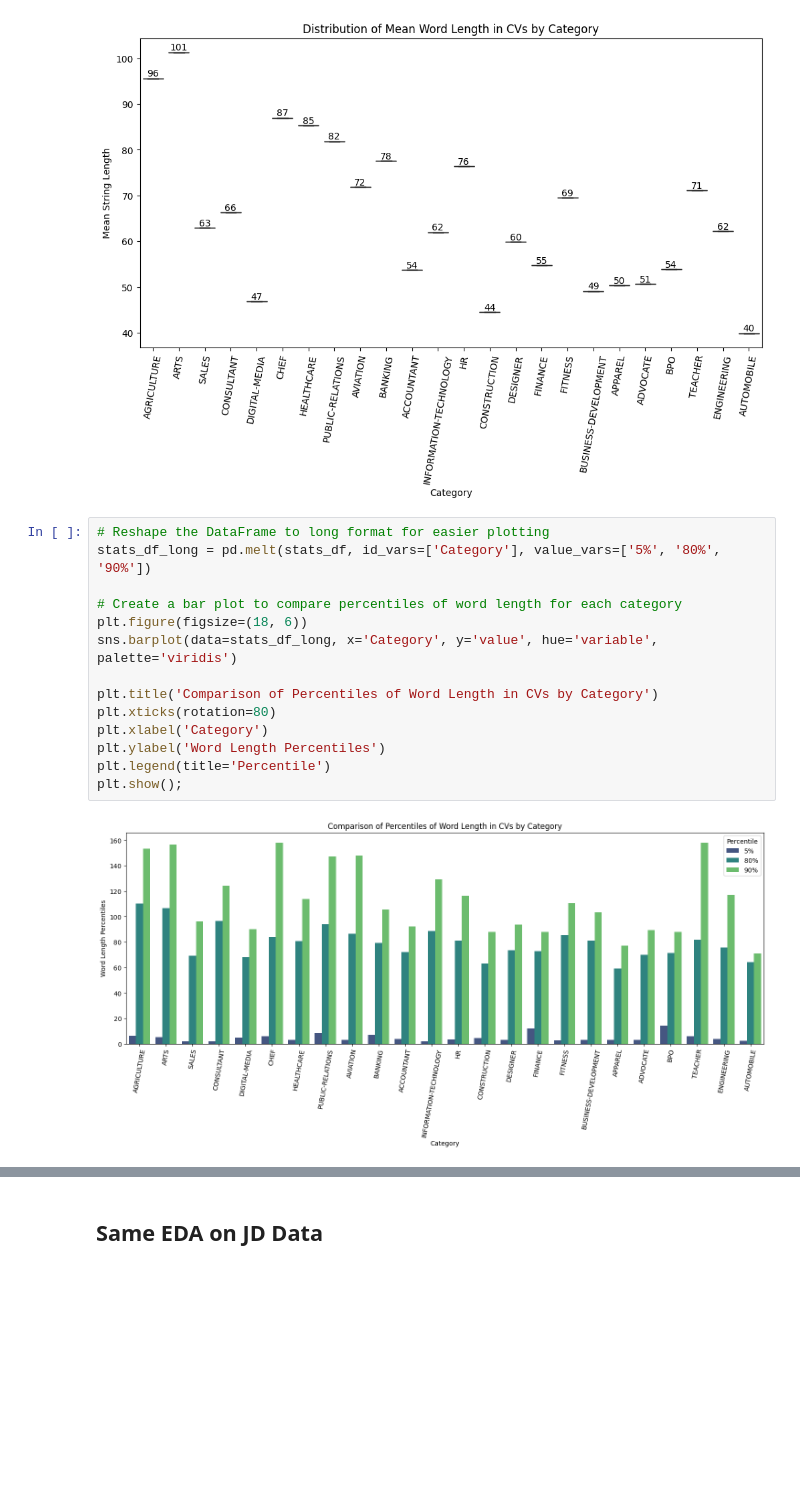
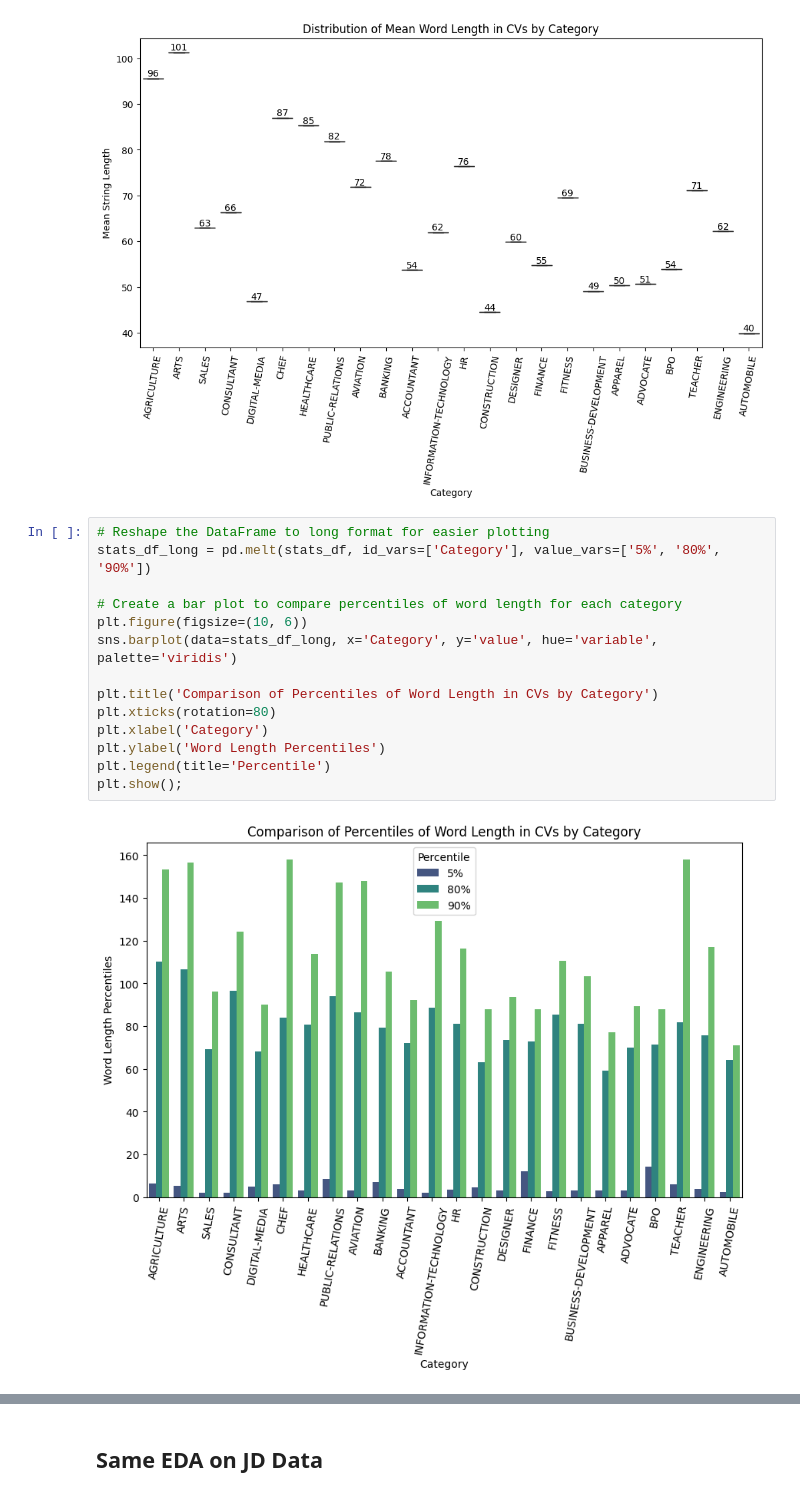
Before and after one commit to Henil-08/Parse-Resume, a Jupyter notebook: 02_EDA.ipynb, the cells around one changed output, grey strips where cells are left out. Cells and saved outputs as stored; diff of their text form; blank space fills up the shorter version.

```diff
--- a/02_EDA.ipynb
+++ b/02_EDA.ipynb
@@ -269,18 +266,18 @@ plt.show();
 # %%
 # Reshape the DataFrame to long format for easier plotting
 stats_df_long = pd.melt(stats_df, id_vars=['Category'], value_vars=['5%', '80%', '90%'])
 
 # Create a bar plot to compare percentiles of word length for each category
-plt.figure(figsize=(18, 6))
+plt.figure(figsize=(10, 6))
 sns.barplot(data=stats_df_long, x='Category', y='value', hue='variable', palette='viridis')
 
 plt.title('Comparison of Percentiles of Word Length in CVs by Category')
 plt.xticks(rotation=80)
 plt.xlabel('Category')
 plt.ylabel('Word Length Percentiles')
 plt.legend(title='Percentile')
 plt.show();
 # %% [output]
-[figure, old version]
+[figure, new version]
 # %%
 # Create a 5x1 subplot
```
Also changed, not shown: parts of 4 cells of this notebook, 9 other files.
